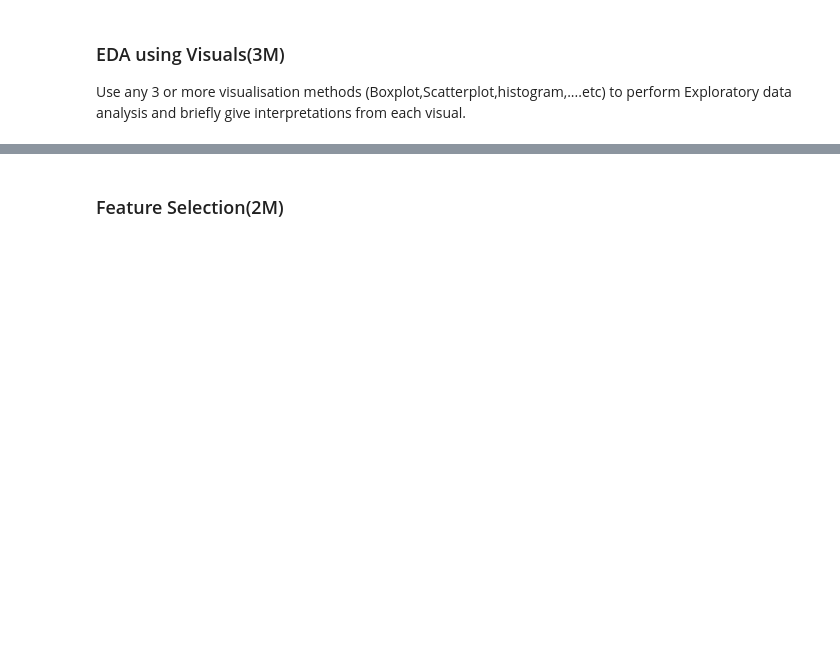
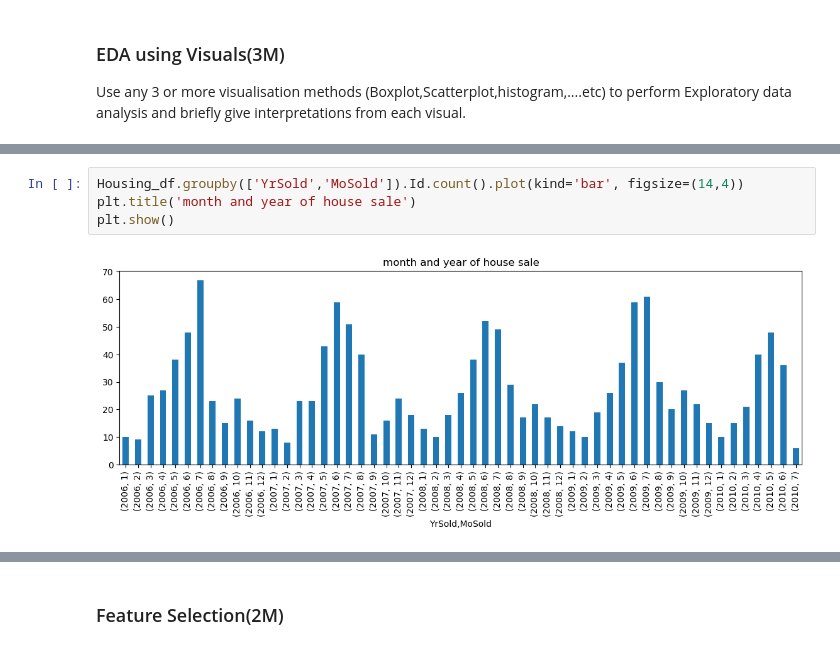
Before and after one commit to preethibosco/AIML, a Jupyter notebook: Feature engineering/FE_END-to END PROJECT.ipynb, the cells around one changed output, grey strips where cells are left out. Saved outputs shown, nothing was run; the diff lists cells and outputs as text; blank space fills up the shorter version.

```diff
--- a/Feature engineering/FE_END-to END PROJECT.ipynb
+++ b/Feature engineering/FE_END-to END PROJECT.ipynb
@@ -634,0 +704,6 @@ Use any 3 or more visualisation methods (Boxplot,Scatterplot,histogram,....etc)
+# %%
+Housing_df.groupby(['YrSold','MoSold']).Id.count().plot(kind='bar', figsize=(14,4))
+plt.title('month and year of house sale')
+plt.show()
+# %% [output]
+[figure, added]
```
Also changed, not shown: parts of 17 cells of this notebook.
